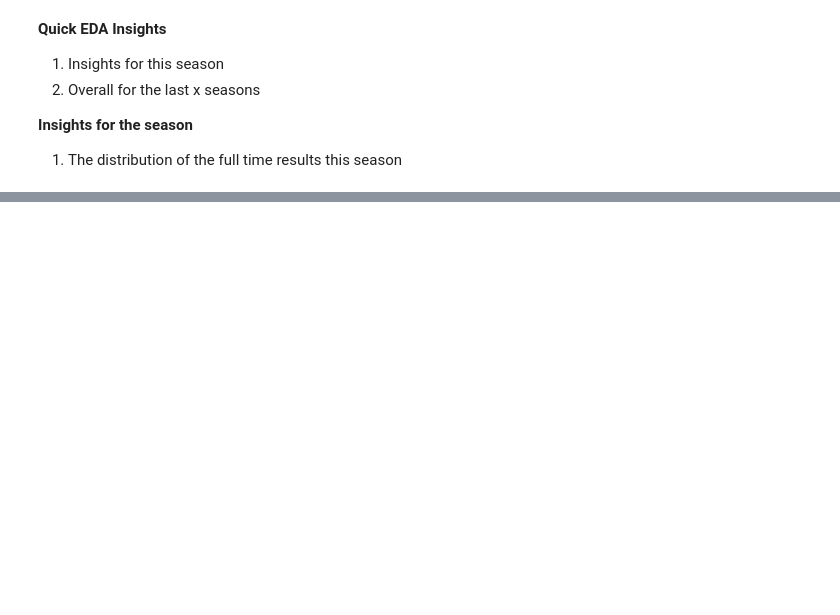
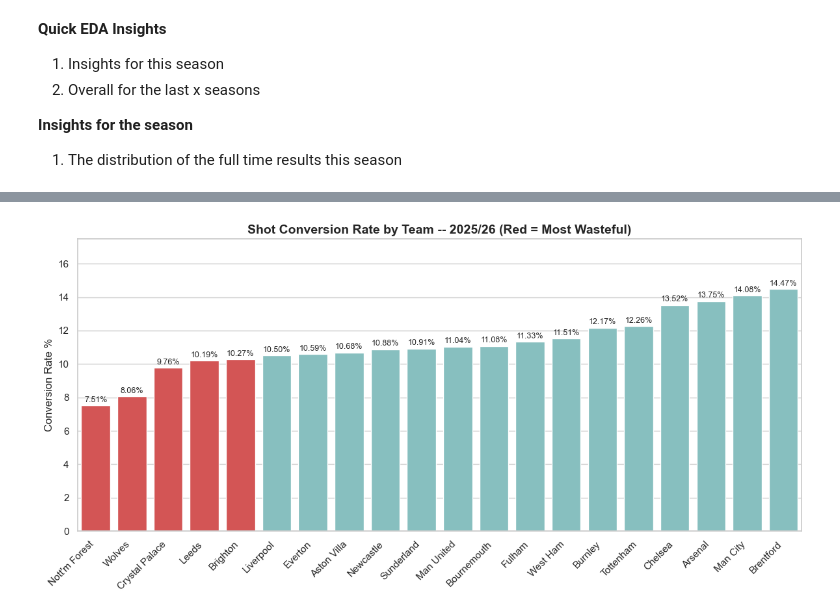
Before and after one commit to Jnyambok/Soca-Scores, a Jupyter notebook: experiments/notebooks/eda.ipynb, the cells around one changed output, grey strips where cells are left out. Cells and saved outputs as stored; diff of their text form; code cells hidden in the pictures; blank space fills up the shorter version.

```diff
--- a/experiments/notebooks/eda.ipynb
+++ b/experiments/notebooks/eda.ipynb
@@ -98,0 +344,43 @@ plt.show()
+# %%
+home_shots = data[data["season_id"] == CURRENT_SEASON].groupby("HomeTeam").agg(
+    shots=("HomeShots", "sum"), goals=("FTHG", "sum")
+).reset_index().rename(columns={"HomeTeam": "team"})
+
+away_shots = data[data["season_id"] == CURRENT_SEASON].groupby("AwayTeam").agg(
+    shots=("AwayShots", "sum"), goals=("FTAG", "sum")
+).reset_index().rename(columns={"AwayTeam": "team"})
+
+obs4 = (
+    pd.concat([home_shots, away_shots])
+    .groupby("team")
+    .sum()
+    .reset_index()
+)
+obs4["conversion_rate"] = round(obs4["goals"] / obs4["shots"] * 100, 2)
+obs4 = obs4.sort_values("conversion_rate")
+
+fig, ax = plt.subplots(figsize=(12, 6))
+colors_list = ["#E84040" if i < 5 else "#7EC8C8" for i in range(len(obs4))]
+sns.barplot(data=obs9, x="team", y="conversion_rate", ax=ax, palette=colors_list, legend=False,hue=x)
+ax.set_title("Shot Conversion Rate by Team -- 2025/26 (Red = Most Wasteful)", fontsize=14, fontweight="bold")
+ax.set_xlabel("")
+ax.set_ylabel("Conversion Rate %")
+
+# Increase y-axis height to accommodate labels
+ax.set_ylim(0, ax.get_ylim()[1] * 1.15)
+
+# Add conversion rate labels on each bar
+for i, bar in enumerate(ax.patches):
+    ax.text(
+        bar.get_x() + bar.get_width() / 2,
+        bar.get_height() + 0.1,
+        f"{obs4.iloc[i]['conversion_rate']:.2f}%",
+        ha="center", va="bottom", fontsize=9
+    )
+
+plt.xticks(rotation=45, ha="right")
+plt.tight_layout()
+plt.savefig("obs4_shot_conversion.png", dpi=150)
+plt.show()
+# %% [output]
+[figure, added]
```
Also changed, not shown: parts of 20 cells of this notebook, 1 other file.
